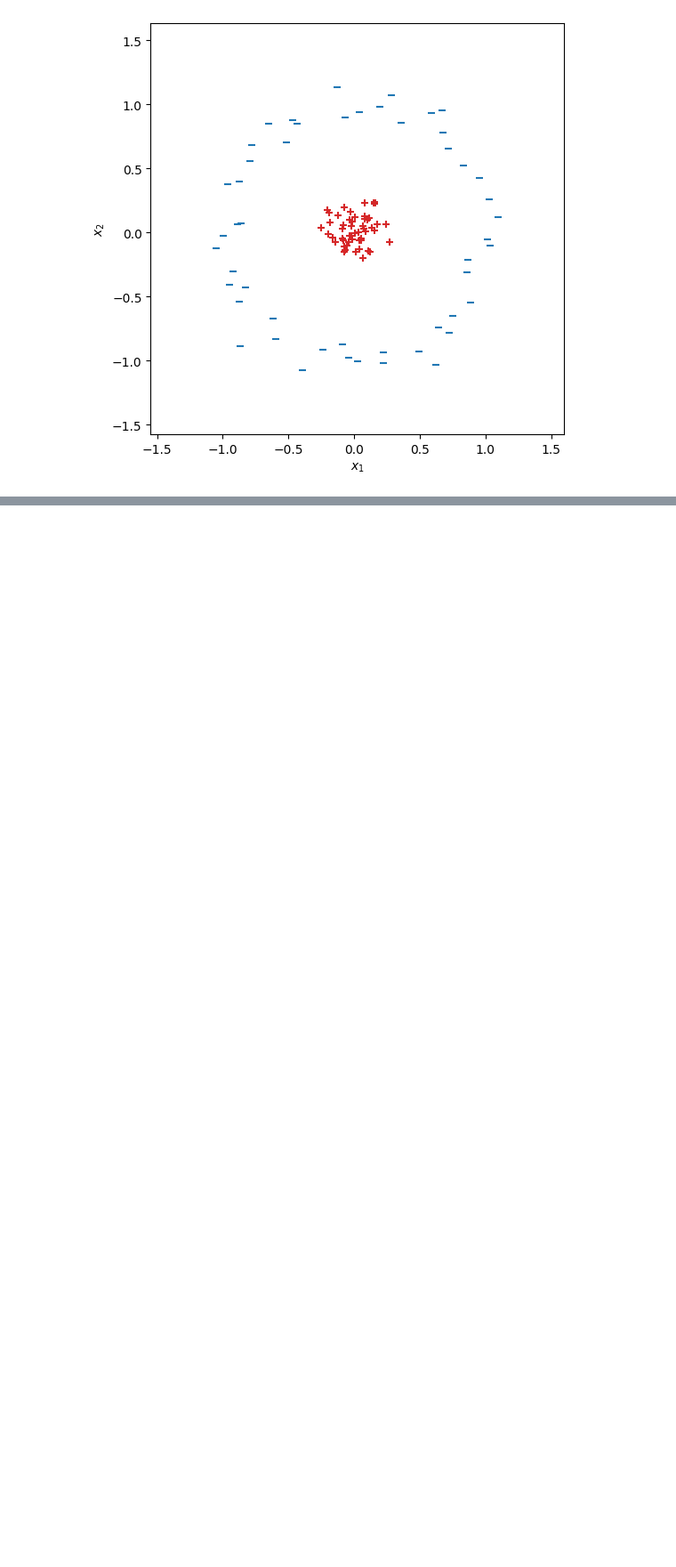
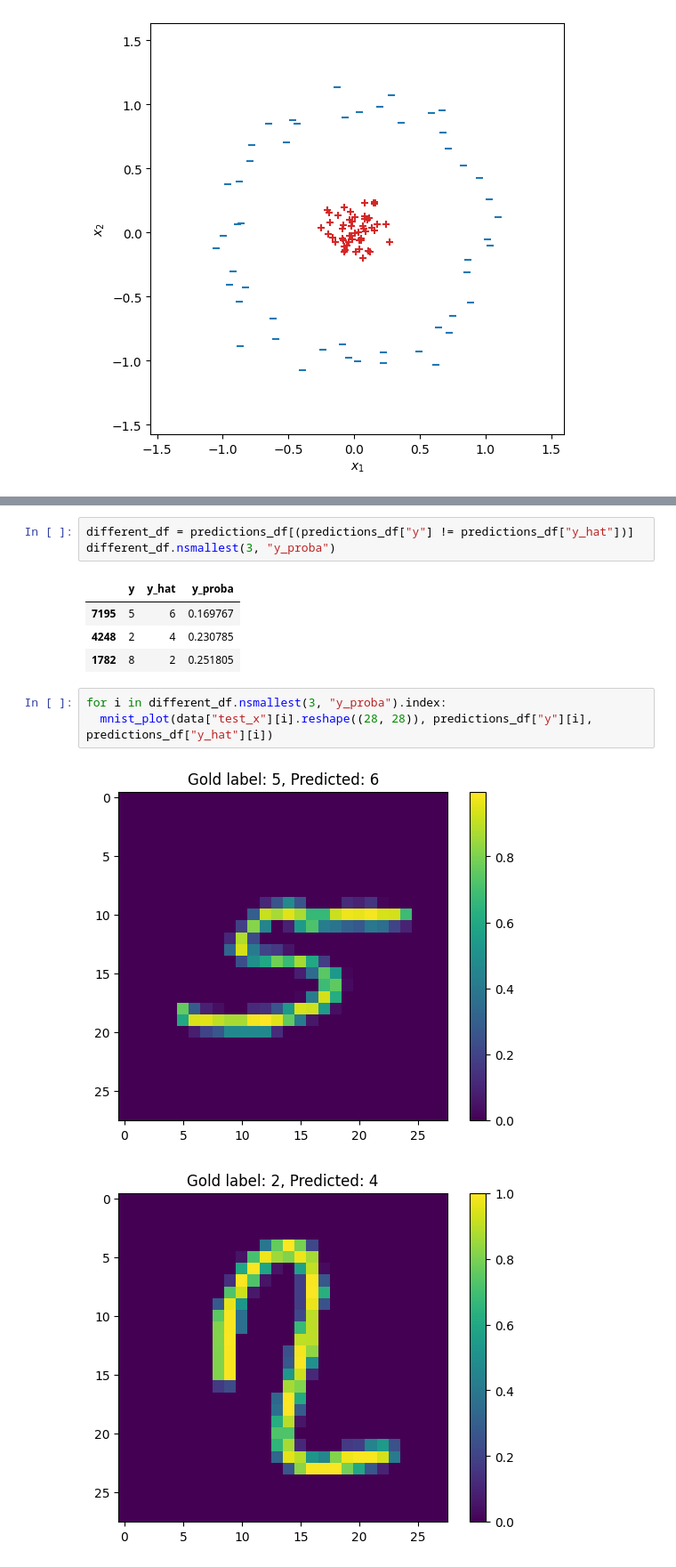
Before and after one commit to BuntinJP/ml, a Jupyter notebook: 機械学習勉強会/8.ipynb, the cells around one changed output, grey strips where cells are left out. Shown at 89% size. Saved outputs shown, nothing was run; the diff lists cells and outputs as text; blank space fills up the shorter version.

```diff
--- a/機械学習勉強会/8.ipynb
+++ b/機械学習勉強会/8.ipynb
@@ -375,0 +605,14 @@ plt.show()
+# %%
+different_df = predictions_df[(predictions_df["y"] != predictions_df["y_hat"])]
+different_df.nsmallest(3, "y_proba")
+# %% [output]
+|  | y | y_hat | y_proba |
+| 7195 | 5 | 6 | 0.169767 |
+| 4248 | 2 | 4 | 0.230785 |
+| 1782 | 8 | 2 | 0.251805 |
+# %%
+for i in different_df.nsmallest(3, "y_proba").index:
+  mnist_plot(data["test_x"][i].reshape((28, 28)), predictions_df["y"][i], predictions_df["y_hat"][i])
+# %% [output]
+[figure, added]
+[figure, added]
```
Also changed, not shown: parts of 28 cells of this notebook.
